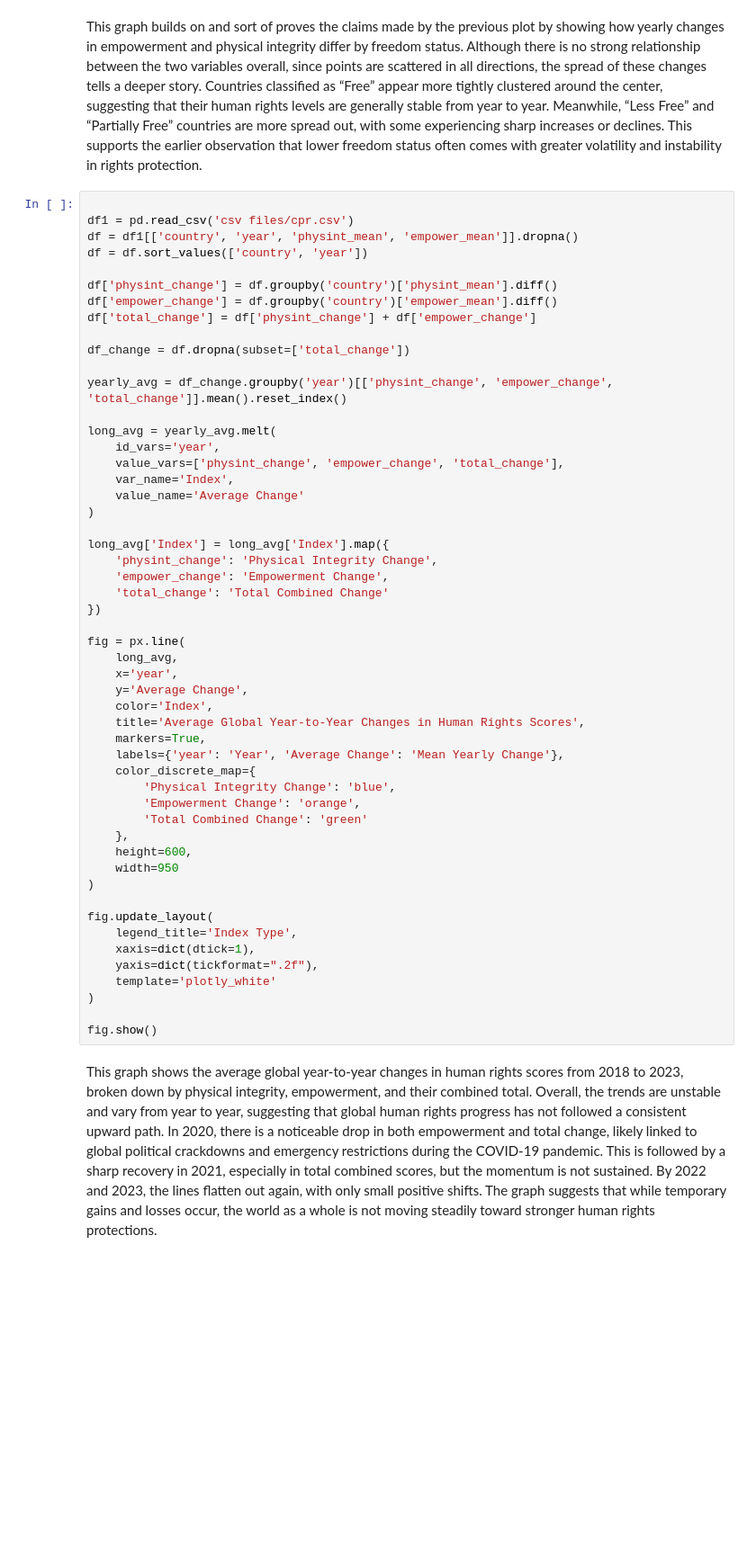
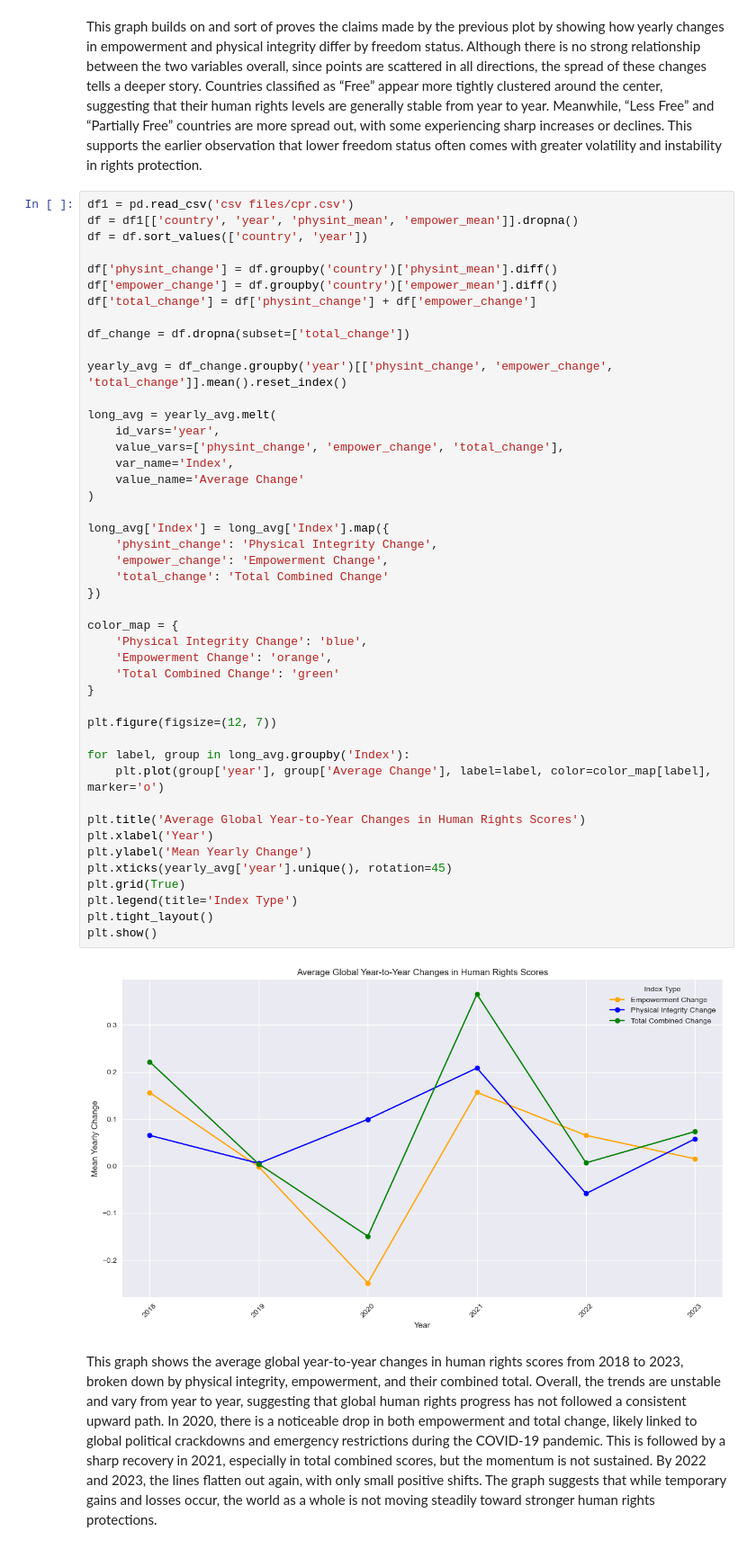
Before and after one commit to UhanWu/qtm151-s25, a Jupyter notebook: final_projects/group11finalproject.ipynb, the cells around one changed output. Shown at 90% size. Saved outputs shown, nothing was run; the diff lists cells and outputs as text; blank space fills up the shorter version.

```diff
--- a/final_projects/group11finalproject.ipynb
+++ b/final_projects/group11finalproject.ipynb
@@ -143,57 +121,52 @@ fig.show()
 # %% [markdown]
 This graph builds on and sort of proves the claims made by the previous plot by showing how yearly changes in empowerment and physical integrity differ by freedom status. Although there is no strong relationship between the two variables overall, since points are scattered in all directions, the spread of these changes tells a deeper story. Countries classified as “Free” appear more tightly clustered around the center, suggesting that their human rights levels are generally stable from year to year. Meanwhile, “Less Free” and “Partially Free” countries are more spread out, with some experiencing sharp increases or declines. This supports the earlier observation that lower freedom status often comes with greater volatility and instability in rights protection.
 # %%
-
 df1 = pd.read_csv('csv files/cpr.csv')
 df = df1[['country', 'year', 'physint_mean', 'empower_mean']].dropna()
 df = df.sort_values(['country', 'year'])
 
 df['physint_change'] = df.groupby('country')['physint_mean'].diff()
 df['empower_change'] = df.groupby('country')['empower_mean'].diff()
 df['total_change'] = df['physint_change'] + df['empower_change']
 
 df_change = df.dropna(subset=['total_change'])
 
 yearly_avg = df_change.groupby('year')[['physint_change', 'empower_change', 'total_change']].mean().reset_index()
 
 long_avg = yearly_avg.melt(
     id_vars='year',
     value_vars=['physint_change', 'empower_change', 'total_change'],
     var_name='Index',
     value_name='Average Change'
 )
 
 long_avg['Index'] = long_avg['Index'].map({
     'physint_change': 'Physical Integrity Change',
     'empower_change': 'Empowerment Change',
     'total_change': 'Total Combined Change'
 })
 
-fig = px.line(
-    long_avg,
-    x='year',
-    y='Average Change',
-    color='Index',
-    title='Average Global Year-to-Year Changes in Human Rights Scores',
-    markers=True,
-    labels={'year': 'Year', 'Average Change': 'Mean Yearly Change'},
-    color_discrete_map={
-        'Physical Integrity Change': 'blue',
-        'Empowerment Change': 'orange',
-        'Total Combined Change': 'green'
-    },
-    height=600,
-    width=950
-)
+color_map = {
+    'Physical Integrity Change': 'blue',
+    'Empowerment Change': 'orange',
+    'Total Combined Change': 'green'
+}
 
-fig.update_layout(
-    legend_title='Index Type',
-    xaxis=dict(dtick=1),
-    yaxis=dict(tickformat=".2f"),
-    template='plotly_white'
-)
+plt.figure(figsize=(12, 7))
 
-fig.show()
+for label, group in long_avg.groupby('Index'):
+    plt.plot(group['year'], group['Average Change'], label=label, color=color_map[label], marker='o')
+
+plt.title('Average Global Year-to-Year Changes in Human Rights Scores')
+plt.xlabel('Year')
+plt.ylabel('Mean Yearly Change')
+plt.xticks(yearly_avg['year'].unique(), rotation=45)
+plt.grid(True)
+plt.legend(title='Index Type')
+plt.tight_layout()
+plt.show()
+# %% [output]
+[figure, added]
 # %% [markdown]
 This graph shows the average global year-to-year changes in human rights scores from 2018 to 2023, broken down by physical integrity, empowerment, and their combined total. Overall, the trends are unstable and vary from year to year, suggesting that global human rights progress has not followed a consistent upward path. In 2020, there is a noticeable drop in both empowerment and total change, likely linked to global political crackdowns and emergency restrictions during the COVID-19 pandemic. This is followed by a sharp recovery in 2021, especially in total combined scores, but the momentum is not sustained. By 2022 and 2023, the lines flatten out again, with only small positive shifts. The graph suggests that while temporary gains and losses occur, the world as a whole is not moving steadily toward stronger human rights protections.
 # %%
```
Also changed, not shown: parts of 3 cells of this notebook, 1 other file.
